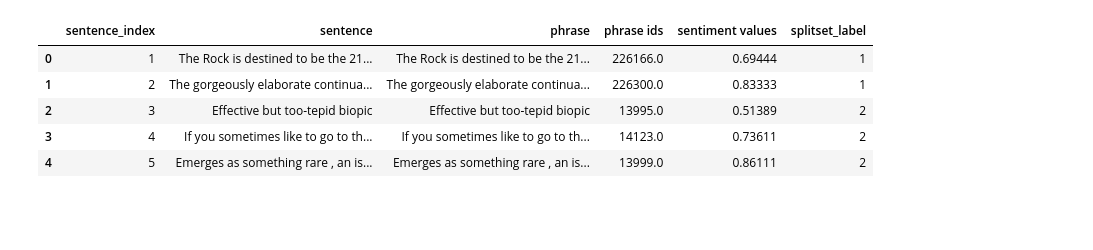
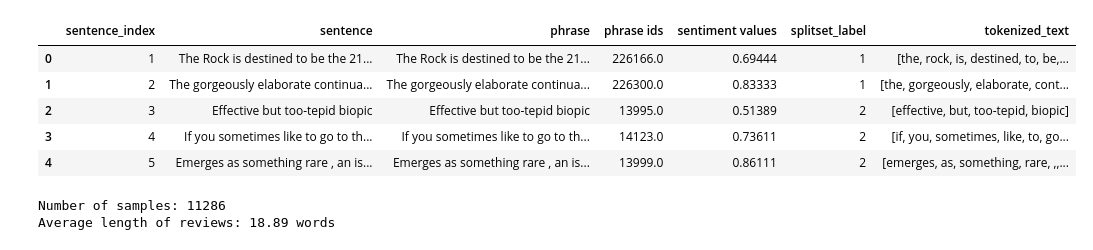
Before and after one commit to DaveS24/RealTime-SentimentAnalyzer, a Jupyter notebook: data_loader.ipynb, the cells around one changed output. Saved outputs shown, nothing was run; the diff lists cells and outputs as text; code cells hidden in the pictures; blank space fills up the shorter version.

```diff
--- a/data_loader.ipynb
+++ b/data_loader.ipynb
@@ -10,18 +17,24 @@ sentiment_labels_df = pd.read_csv(prefix + 'sentiment_labels.txt', sep='|')
 dataset_split_df = pd.read_csv(prefix + 'datasetSplit.txt', sep=',')
 
 # Merge all dataframes
-sentiment_data = (sentences_df
+sentiment_data_df = (sentences_df
                   .merge(dictionary_df, left_on='sentence', right_on='phrase', how='left')
                   .merge(sentiment_labels_df, on='phrase ids', how='left')
                   .merge(dataset_split_df, on='sentence_index', how='left'))
-
-sentiment_data.head()
-# %% [output]
-|  | sentence_index | sentence | phrase | phrase ids | sentiment values | splitset_label |
-| 0 | 1 | The Rock is destined to be the 21... | The Rock is destined to be the 21... | 226166.0 | 0.69444 | 1 |
-| 1 | 2 | The gorgeously elaborate continua... | The gorgeously elaborate continua... | 226300.0 | 0.83333 | 1 |
-| 2 | 3 | Effective but too-tepid biopic | Effective but too-tepid biopic | 13995.0 | 0.51389 | 2 |
-| 3 | 4 | If you sometimes like to go to th... | If you sometimes like to go to th... | 14123.0 | 0.73611 | 2 |
-| 4 | 5 | Emerges as something rare , an is... | Emerges as something rare , an is... | 13999.0 | 0.86111 | 2 |
+# %%
+# Drop missing values
+sentiment_data_df = sentiment_data_df.dropna()
+
+# Tokenize the text data
+sentiment_data_df['tokenized_text'] = sentiment_data_df['sentence'].str.lower().apply(word_tokenize)
+
+sentiment_data_df.head()
+# %% [output]
+|  | sentence_index | sentence | phrase | phrase ids | sentiment values | splitset_label | tokenized_text |
+| 0 | 1 | The Rock is destined to be the 21... | The Rock is destined to be the 21... | 226166.0 | 0.69444 | 1 | [the, rock, is, destined, to, be,... |
+| 1 | 2 | The gorgeously elaborate continua... | The gorgeously elaborate continua... | 226300.0 | 0.83333 | 1 | [the, gorgeously, elaborate, cont... |
+| 2 | 3 | Effective but too-tepid biopic | Effective but too-tepid biopic | 13995.0 | 0.51389 | 2 | [effective, but, too-tepid, biopic] |
+| 3 | 4 | If you sometimes like to go to th... | If you sometimes like to go to th... | 14123.0 | 0.73611 | 2 | [if, you, sometimes, like, to, go... |
+| 4 | 5 | Emerges as something rare , an is... | Emerges as something rare , an is... | 13999.0 | 0.86111 | 2 | [emerges, as, something, rare, ,,... |
 # %%
 # Save dataframe to pickle
@@ -28,0 +42,10 @@ sentiment_data.to_pickle('./data/sentiment_data.pkl')
+# %%
+# Basic Statistics
+num_samples = len(sentiment_data_df)
+avg_length = sentiment_data_df['tokenized_text'].apply(len).mean()
+
+print(f"Number of samples: {num_samples}")
+print(f"Average length of reviews: {round(avg_length, 2)} words")
+# %% [output]
+Number of samples: 11286
+Average length of reviews: 18.89 words
```
Also changed, not shown: parts of 6 cells of this notebook, 3 other files.
